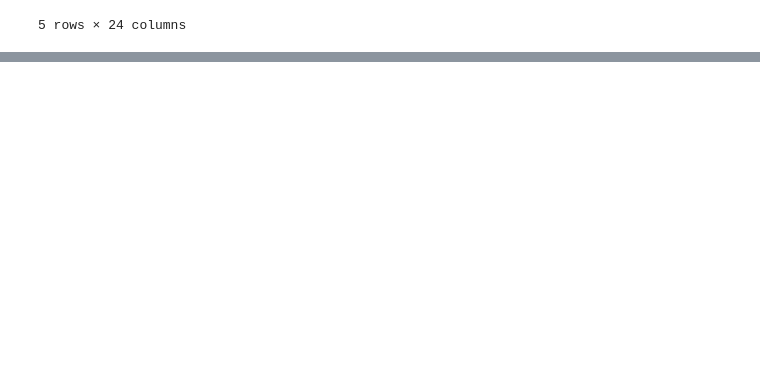
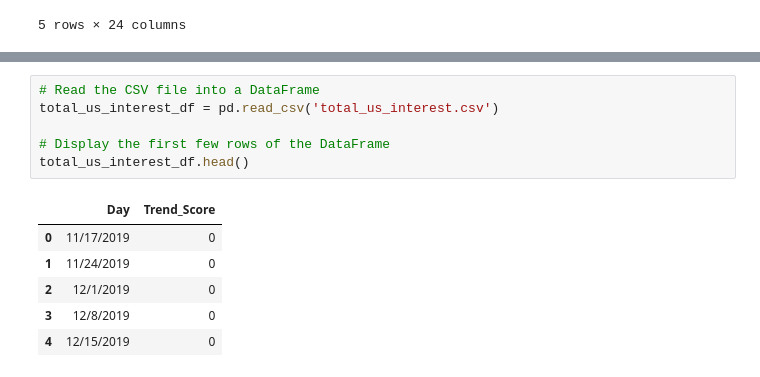
Before and after one commit to deryk96/energy-and-ai, a Jupyter notebook: ZIP Production.ipynb, the cells around one changed output, grey strips where cells are left out. Drawn from its saved outputs; the diff is of its cells as text; blank space fills up the shorter version.

```diff
--- a/ZIP Production.ipynb
+++ b/ZIP Production.ipynb
@@ -430,0 +596,13 @@ ValueError: No axis named plant_type for object type DataFrame
+# %%
+# Read the CSV file into a DataFrame
+total_us_interest_df = pd.read_csv('total_us_interest.csv')
+
+# Display the first few rows of the DataFrame
+total_us_interest_df.head()
+# %% [output]
+|  | Day | Trend_Score |
+| 0 | 11/17/2019 | 0 |
+| 1 | 11/24/2019 | 0 |
+| 2 | 12/1/2019 | 0 |
+| 3 | 12/8/2019 | 0 |
+| 4 | 12/15/2019 | 0 |
```
Also changed, not shown: parts of 15 cells of this notebook, 1 other file.
